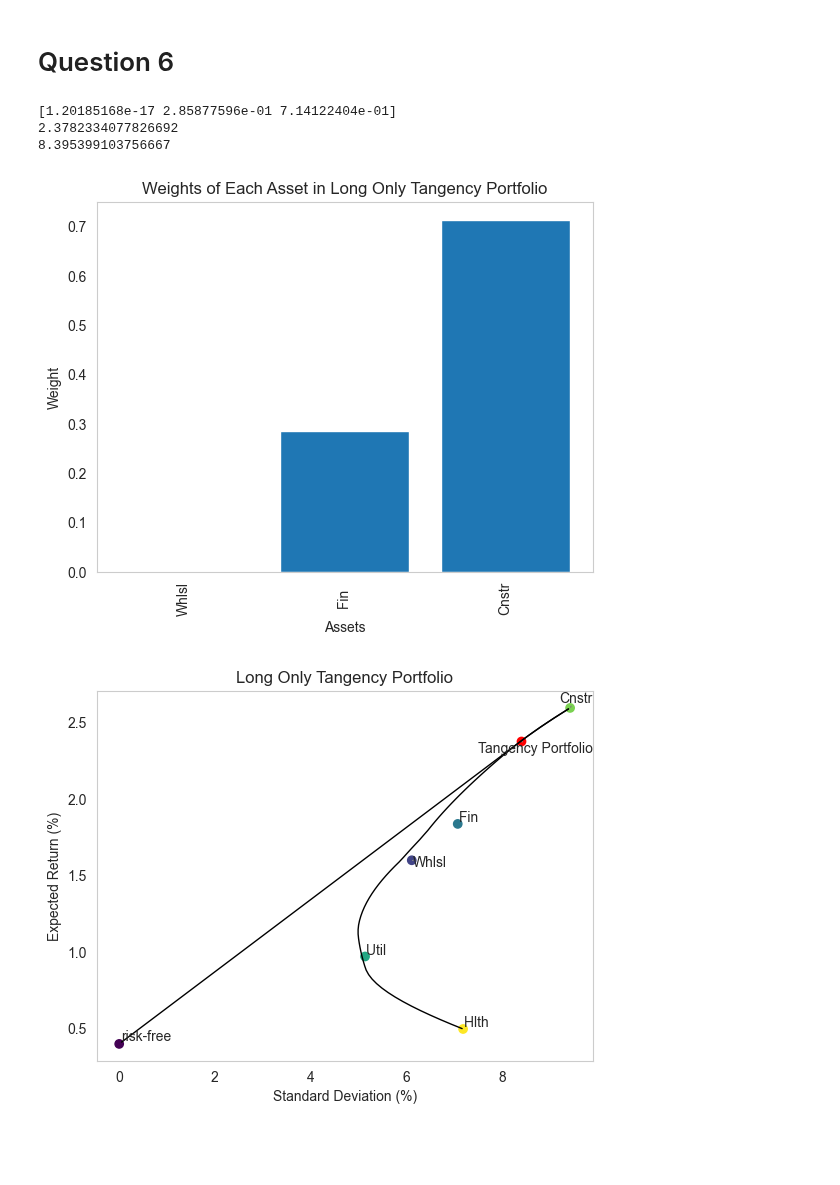
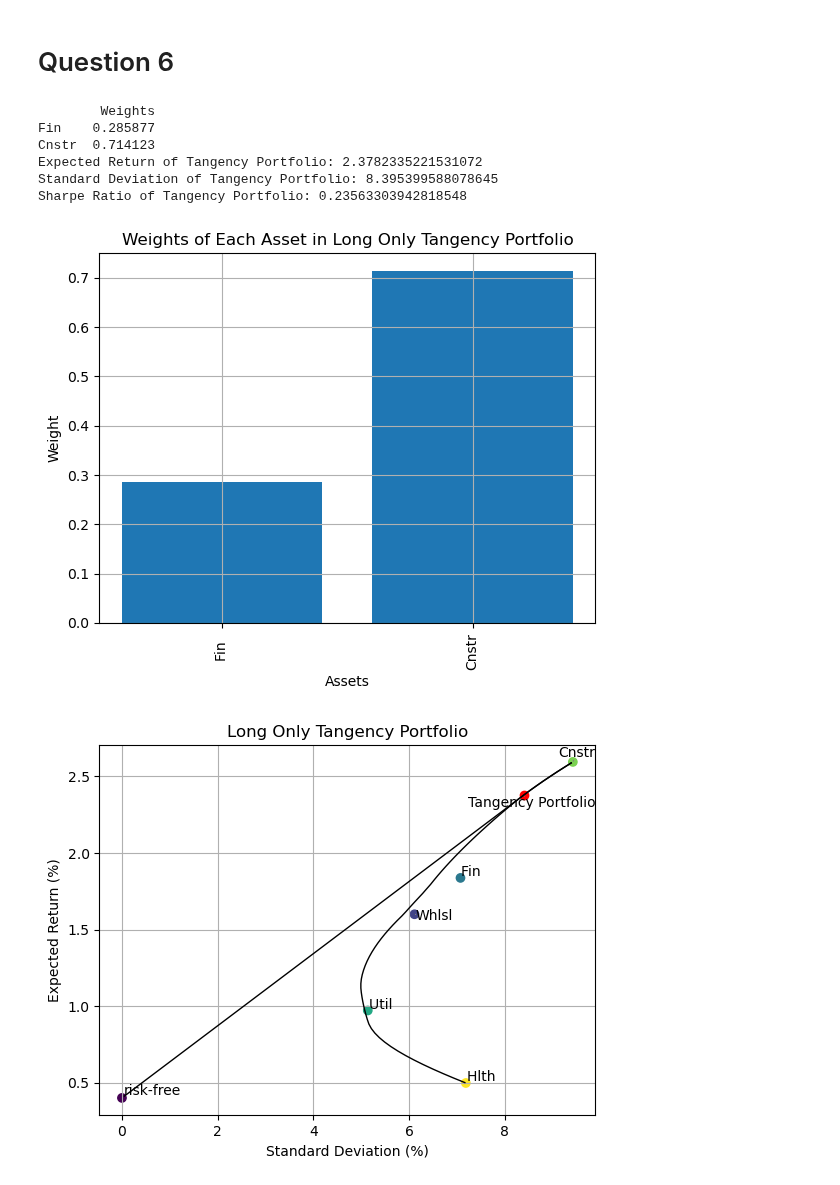
Before and after one commit to alessbressan/FINA60602A, a Jupyter notebook: part_b2.ipynb, the cells around one changed output. Cells and saved outputs as stored; diff of their text form; code cells hidden in the pictures; blank space fills up the shorter version.

```diff
--- a/part_b2.ipynb
+++ b/part_b2.ipynb
@@ -93,13 +63,0 @@ array([ 0.        ,  2.06764778,  0.        ,  3.13345453, -4.2011023 ])
-# %%
-sns.set_style("whitegrid")
-
-plt.figure(figsize=(8, 5))
-sns.lineplot(y=sharpe, x= target_returns)
-plt.plot([target_returns[idmax], target_returns[idmax]], [0, max], 'r-', linewidth=1.5, label="Threshold")
-# Add Title and Labels
-plt.title("Sharpe Ratio per expected return", fontsize=14)
-plt.xlabel("Expected Return", fontsize=12)
-plt.ylabel("Max Sharpe Ratio", fontsize=12)
-
-# Show the Plot
-plt.show()
@@ -161,6 +112,7 @@ SR = 0
 optim_w = np.zeros(3)
 optim_cov = None
 optim_mean = None
+optim_comb = None
 
 for comb in combination_list:
     temp_df = df.loc[:,comb]
@@ -178,7 +130,7 @@ for comb in combination_list:
         optim_w = w
         optim_cov = temp_cov
         optim_mean = temp_mean
-
+        optim_comb = comb
 
 analytical_w, _ = analytical_mean_var(optim_mean, optim_cov, 1, 0.4, 3, True, True)
 print(f'analytical: {analytical_w}')
@@ -306,6 +236,7 @@ SR = 0
 optim_w = np.zeros(3)
 optim_cov = None
 optim_mean = None
+optim_comb = None
 
 for comb in combination_list:
     temp_df = df.loc[:,comb]
@@ -323,27 +254,34 @@ for comb in combination_list:
         optim_w = w
         optim_cov = temp_cov
         optim_mean = temp_mean
+        optim_comb = comb
 # %%
-w = optim_w
+w = optim_w[1:]
+optim_mean = optim_mean.iloc[1:]
+optim_cov = optim_cov.iloc[1:, 1:]
 
-print(w)
-print(w @ optim_mean)
-print(np.sqrt(w @ optim_cov @ w))
+print(pd.DataFrame(w, index=optim_comb[1:], columns=["Weights"]))
+print("Expected Return of Tangency Portfolio:", w @ optim_mean)
+print("Standard Deviation of Tangency Portfolio:", np.sqrt(w @ optim_cov @ w))
+print("Sharpe Ratio of Tangency Portfolio:", (w @ optim_mean - risk_free)/np.sqrt(w @ optim_cov @ w))
 
 fig, ax = plt.subplots()
 ax.bar(x= optim_mean.index, height=w)
 ax.set_title("Weights of Each Asset in Long Only Tangency Portfolio")
 ax.set_xlabel("Assets")
 ax.set_ylabel("Weight")
 ax.grid()
 plt.xticks(rotation=90)
 plt.show()
 
 plotting.tangency_plot(x_rf, y_rf, x_no_rf, y_no_rf, w @ optim_mean, np.sqrt(w @ optim_cov @ w), std, mean,
                        "Long Only Tangency Portfolio")
 # %% [output]
-[1.20185168e-17 2.85877596e-01 7.14122404e-01]
-2.3782334077826692
-8.395399103756667
+        Weights
+Fin    0.285877
+Cnstr  0.714123
+Expected Return of Tangency Portfolio: 2.3782335221531072
+Standard Deviation of Tangency Portfolio: 8.395399588078645
+Sharpe Ratio of Tangency Portfolio: 0.23563303942818548
-[figure, old version]
+[figure, new version]
-[figure, old version]
+[figure, new version]
```
Also changed, not shown: parts of 12 cells of this notebook, 4 other files.
